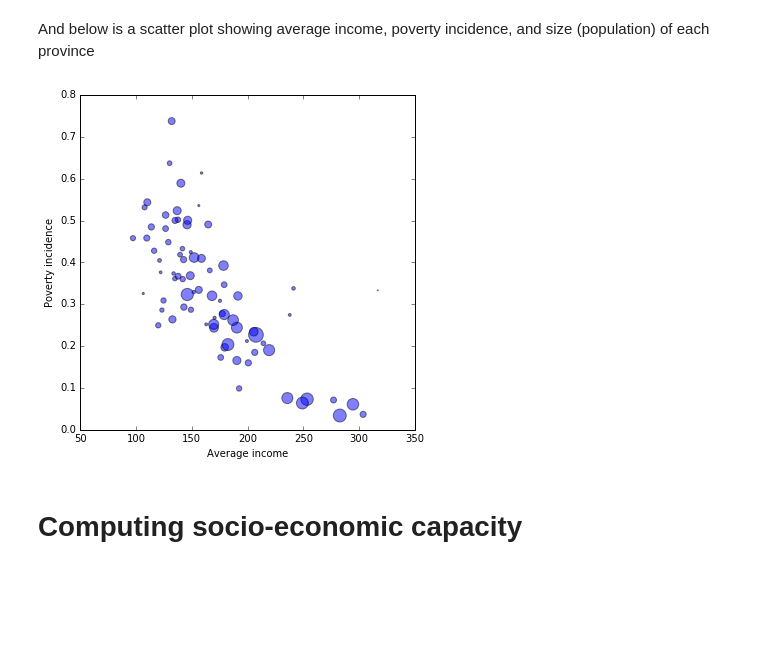
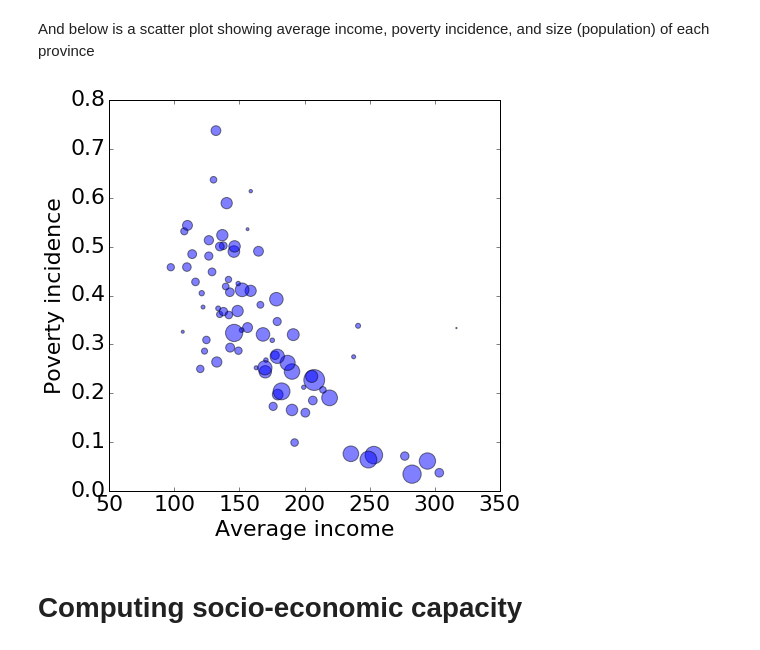
Before and after one commit to adrivsh/resilience_indicator_phl, a Jupyter notebook: socio_economic_capacity_demo.ipynb, the cells around one changed output. Cells and saved outputs as stored; diff of their text form; code cells hidden in the pictures; blank space fills up the shorter version.

```diff
--- a/socio_economic_capacity_demo.ipynb
+++ b/socio_economic_capacity_demo.ipynb
@@ -76,12 +85,12 @@ plt.xlabel("Average income in the province ($\\times$1000 pesos)");
 # %% [markdown]
 And below is a scatter plot showing average income, poverty incidence, and size (population) of each province
 # %%
-df.plot.scatter(x="gdp_pc_pp", y="pov_head", s=df["pop"]/2e4, alpha=0.5, figsize=(6,6))
+df.plot.scatter(x="gdp_pc_pp", y="pov_head", s=df["pop"]/1e4, alpha=0.5, figsize=(7,7))
 plt.xlabel("Average income")
 plt.ylabel("Poverty incidence")
 plt.ylim(0);
 # %% [output]
-[figure, old version]
+[figure, new version]
 # %% [markdown]
 # Computing socio-economic capacity
 # %% [markdown]
```
Also changed, not shown: parts of 12 cells of this notebook, 1 other file.
